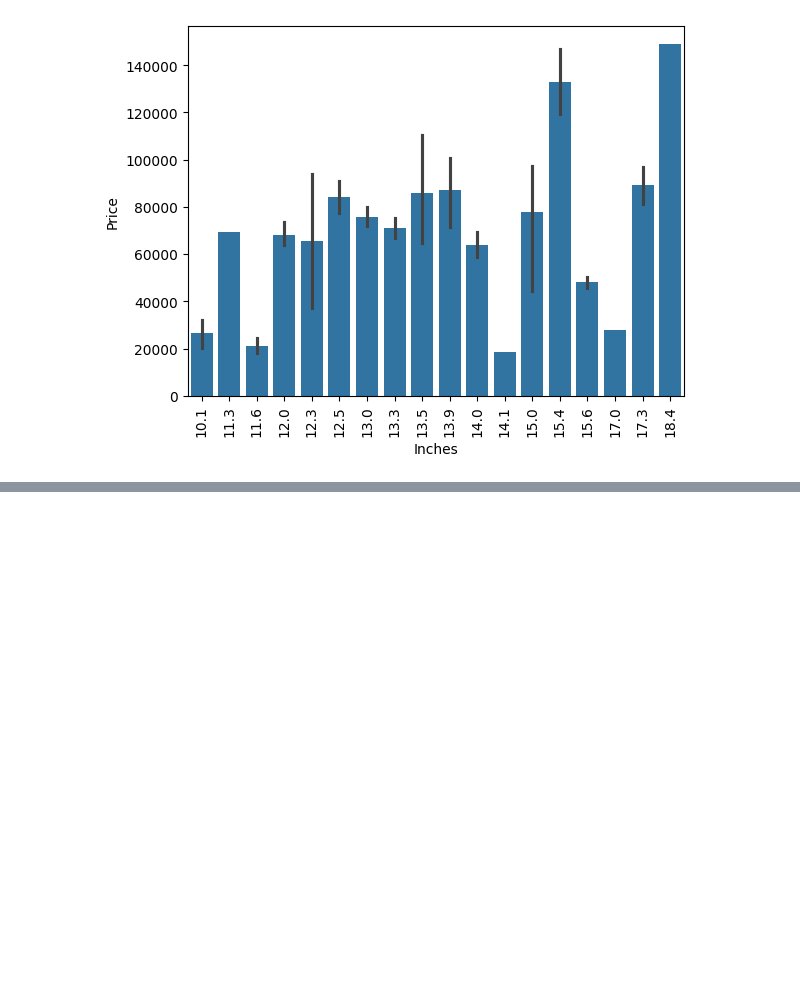
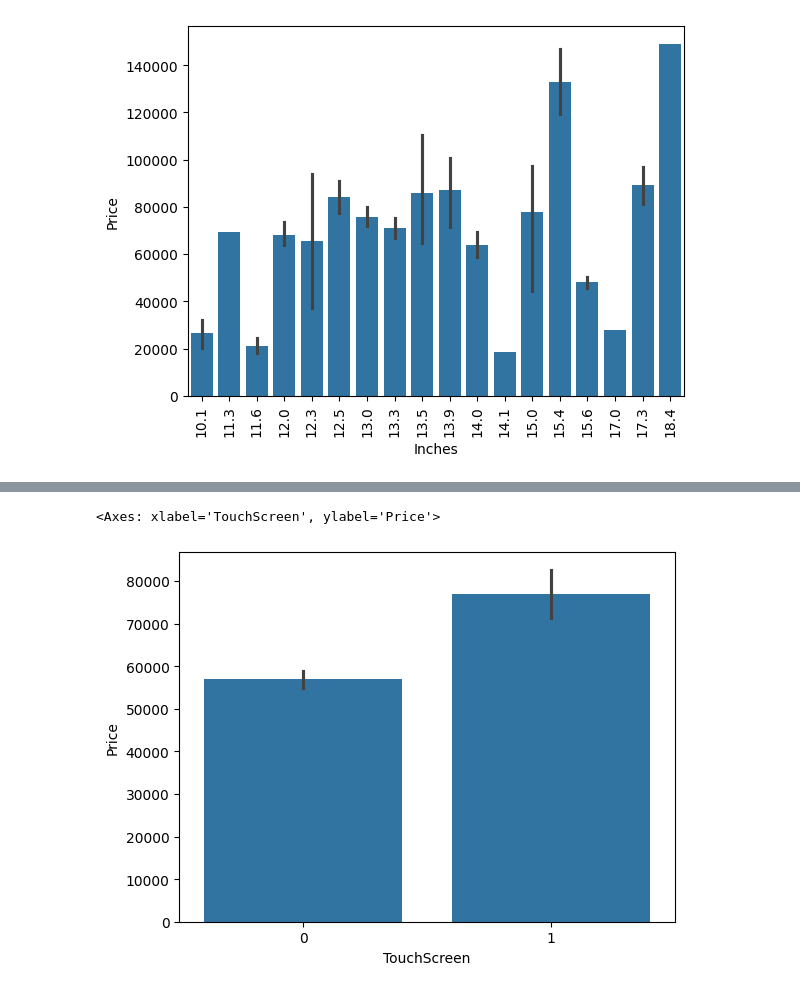
Before and after one commit to ChitwanRana/Predictive-Price-Estimator, a Jupyter notebook: Laptop_Price_Prediction.ipynb, the cells around one changed output, grey strips where cells are left out. Saved outputs shown, nothing was run; the diff lists cells and outputs as text; code cells hidden in the pictures; blank space fills up the shorter version.

```diff
--- a/Laptop_Price_Prediction.ipynb
+++ b/Laptop_Price_Prediction.ipynb
@@ -120,0 +130,7 @@ plt.show()
+# %%
+laptop['TouchScreen']=laptop['ScreenResolution'].apply(lambda x:1 if 'Touchscreen' in x else 0)
+# %%
+sns.barplot(x=laptop['TouchScreen'],y=laptop['Price'])
+# %% [output]
+<Axes: xlabel='TouchScreen', ylabel='Price'>
+[figure, added]
```
Also changed, not shown: parts of 19 cells of this notebook.
